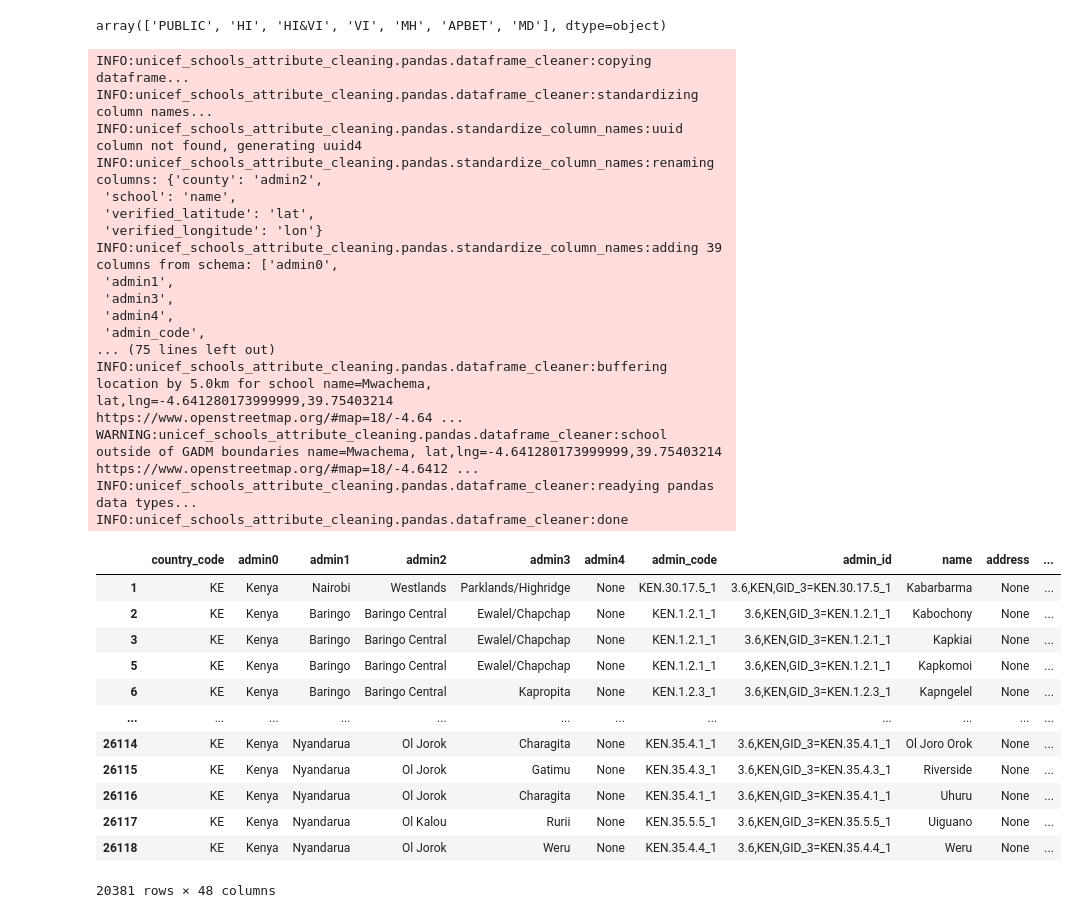
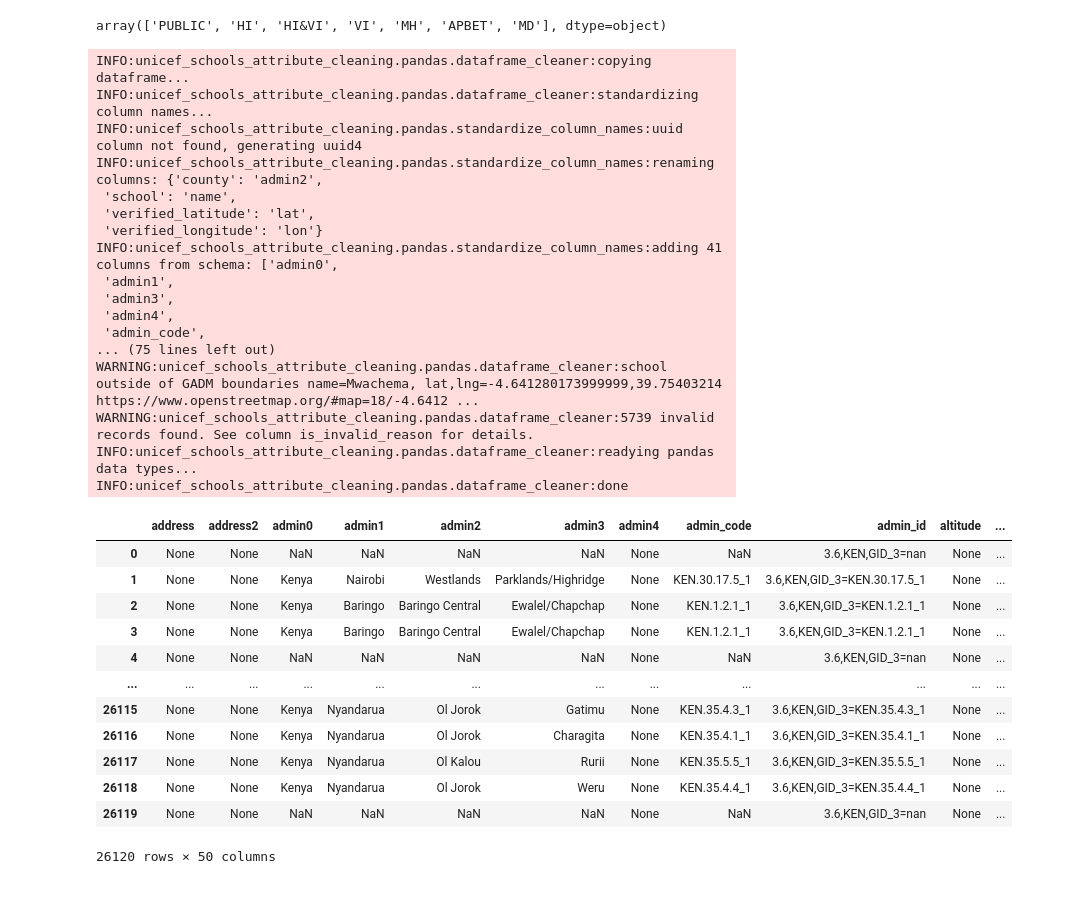
Before and after one commit to developmentseed/unicef-schools-attribute-cleaning, a Jupyter notebook: unicef_schools_attribute_cleaning/notebooks/kenya_usaid_demo.ipynb, the cells around one changed output. Cells and saved outputs as stored; diff of their text form; code cells hidden in the pictures.

Commit message:
Update jupyter notebooks showing new features and latest logging info.

```diff
--- a/unicef_schools_attribute_cleaning/notebooks/kenya_usaid_demo.ipynb
+++ b/unicef_schools_attribute_cleaning/notebooks/kenya_usaid_demo.ipynb
@@ -42,45 +42,47 @@ src_df['PUBLIC / APBET / HI / VI / HI&VI'].unique()
 array(['PUBLIC', 'HI', 'HI&VI', 'VI', 'MH', 'APBET', 'MD'], dtype=object)
 # %%
 country = countries.get('KE')
-df = dataframe_cleaner(
-    dataframe=src_df,
-    country=country,
-    is_private=True,
-    provider='USAID',
-    provider_is_private=True
-)
+with open('kenya_usaid_columns_report.txt', mode='w', encoding='utf-8') as filehandle:
+    df = dataframe_cleaner(
+        dataframe=src_df,
+        country=country,
+        removed_columns_report=filehandle,
+        is_private=True,
+        provider='USAID',
+        provider_is_private=True
+    )
 df
 # %% [output]
 INFO:unicef_schools_attribute_cleaning.pandas.dataframe_cleaner:copying dataframe...
 INFO:unicef_schools_attribute_cleaning.pandas.dataframe_cleaner:standardizing column names...
 INFO:unicef_schools_attribute_cleaning.pandas.standardize_column_names:uuid column not found, generating uuid4
 INFO:unicef_schools_attribute_cleaning.pandas.standardize_column_names:renaming columns: {'county': 'admin2',
  'school': 'name',
  'verified_latitude': 'lat',
  'verified_longitude': 'lon'}
-INFO:unicef_schools_attribute_cleaning.pandas.standardize_column_names:adding 39 columns from schema: ['admin0',
+INFO:unicef_schools_attribute_cleaning.pandas.standardize_column_names:adding 41 columns from schema: ['admin0',
  'admin1',
  'admin3',
  'admin4',
  'admin_code',
 ... (75 lines left out)
-INFO:unicef_schools_attribute_cleaning.pandas.dataframe_cleaner:buffering location by 5.0km for school name=Mwachema, lat,lng=-4.641280173999999,39.75403214 https://www.openstreetmap.org/#map=18/-4.64 ...
 WARNING:unicef_schools_attribute_cleaning.pandas.dataframe_cleaner:school outside of GADM boundaries name=Mwachema, lat,lng=-4.641280173999999,39.75403214 https://www.openstreetmap.org/#map=18/-4.6412 ...
+WARNING:unicef_schools_attribute_cleaning.pandas.dataframe_cleaner:5739 invalid records found. See column is_invalid_reason for details.
 INFO:unicef_schools_attribute_cleaning.pandas.dataframe_cleaner:readying pandas data types...
 INFO:unicef_schools_attribute_cleaning.pandas.dataframe_cleaner:done
-|  | country_code | admin0 | admin1 | admin2 | admin3 | admin4 | admin_code | admin_id | name | address | ... |
-| 1 | KE | Kenya | Nairobi | Westlands | Parklands/Highridge | None | KEN.30.17.5_1 | 3.6,KEN,GID_3=KEN.30.17.5_1 | Kabarbarma | None | ... |
-| 2 | KE | Kenya | Baringo | Baringo Central | Ewalel/Chapchap | None | KEN.1.2.1_1 | 3.6,KEN,GID_3=KEN.1.2.1_1 | Kabochony | None | ... |
-| 3 | KE | Kenya | Baringo | Baringo Central | Ewalel/Chapchap | None | KEN.1.2.1_1 | 3.6,KEN,GID_3=KEN.1.2.1_1 | Kapkiai | None | ... |
-| 5 | KE | Kenya | Baringo | Baringo Central | Ewalel/Chapchap | None | KEN.1.2.1_1 | 3.6,KEN,GID_3=KEN.1.2.1_1 | Kapkomoi | None | ... |
-| 6 | KE | Kenya | Baringo | Baringo Central | Kapropita | None | KEN.1.2.3_1 | 3.6,KEN,GID_3=KEN.1.2.3_1 | Kapngelel | None | ... |
+|  | address | address2 | admin0 | admin1 | admin2 | admin3 | admin4 | admin_code | admin_id | altitude | ... |
+| 0 | None | None | NaN | NaN | NaN | NaN | None | NaN | 3.6,KEN,GID_3=nan | None | ... |
+| 1 | None | None | Kenya | Nairobi | Westlands | Parklands/Highridge | None | KEN.30.17.5_1 | 3.6,KEN,GID_3=KEN.30.17.5_1 | None | ... |
+| 2 | None | None | Kenya | Baringo | Baringo Central | Ewalel/Chapchap | None | KEN.1.2.1_1 | 3.6,KEN,GID_3=KEN.1.2.1_1 | None | ... |
+| 3 | None | None | Kenya | Baringo | Baringo Central | Ewalel/Chapchap | None | KEN.1.2.1_1 | 3.6,KEN,GID_3=KEN.1.2.1_1 | None | ... |
+| 4 | None | None | NaN | NaN | NaN | NaN | None | NaN | 3.6,KEN,GID_3=nan | None | ... |
 | ... | ... | ... | ... | ... | ... | ... | ... | ... | ... | ... | ... |
-| 26114 | KE | Kenya | Nyandarua | Ol Jorok | Charagita | None | KEN.35.4.1_1 | 3.6,KEN,GID_3=KEN.35.4.1_1 | Ol Joro Orok | None | ... |
-| 26115 | KE | Kenya | Nyandarua | Ol Jorok | Gatimu | None | KEN.35.4.3_1 | 3.6,KEN,GID_3=KEN.35.4.3_1 | Riverside | None | ... |
-| 26116 | KE | Kenya | Nyandarua | Ol Jorok | Charagita | None | KEN.35.4.1_1 | 3.6,KEN,GID_3=KEN.35.4.1_1 | Uhuru | None | ... |
-| 26117 | KE | Kenya | Nyandarua | Ol Kalou | Rurii | None | KEN.35.5.5_1 | 3.6,KEN,GID_3=KEN.35.5.5_1 | Uiguano | None | ... |
-| 26118 | KE | Kenya | Nyandarua | Ol Jorok | Weru | None | KEN.35.4.4_1 | 3.6,KEN,GID_3=KEN.35.4.4_1 | Weru | None | ... |
+| 26115 | None | None | Kenya | Nyandarua | Ol Jorok | Gatimu | None | KEN.35.4.3_1 | 3.6,KEN,GID_3=KEN.35.4.3_1 | None | ... |
+| 26116 | None | None | Kenya | Nyandarua | Ol Jorok | Charagita | None | KEN.35.4.1_1 | 3.6,KEN,GID_3=KEN.35.4.1_1 | None | ... |
+| 26117 | None | None | Kenya | Nyandarua | Ol Kalou | Rurii | None | KEN.35.5.5_1 | 3.6,KEN,GID_3=KEN.35.5.5_1 | None | ... |
+| 26118 | None | None | Kenya | Nyandarua | Ol Jorok | Weru | None | KEN.35.4.4_1 | 3.6,KEN,GID_3=KEN.35.4.4_1 | None | ... |
+| 26119 | None | None | NaN | NaN | NaN | NaN | None | NaN | 3.6,KEN,GID_3=nan | None | ... |
-20381 rows × 48 columns
+26120 rows × 50 columns
 # %%
 df.to_csv('kenya_usaid_cleaned.csv', quoting=QUOTE_NONNUMERIC, index=False)
 # %%
```
Also changed, not shown: 7 other files.
